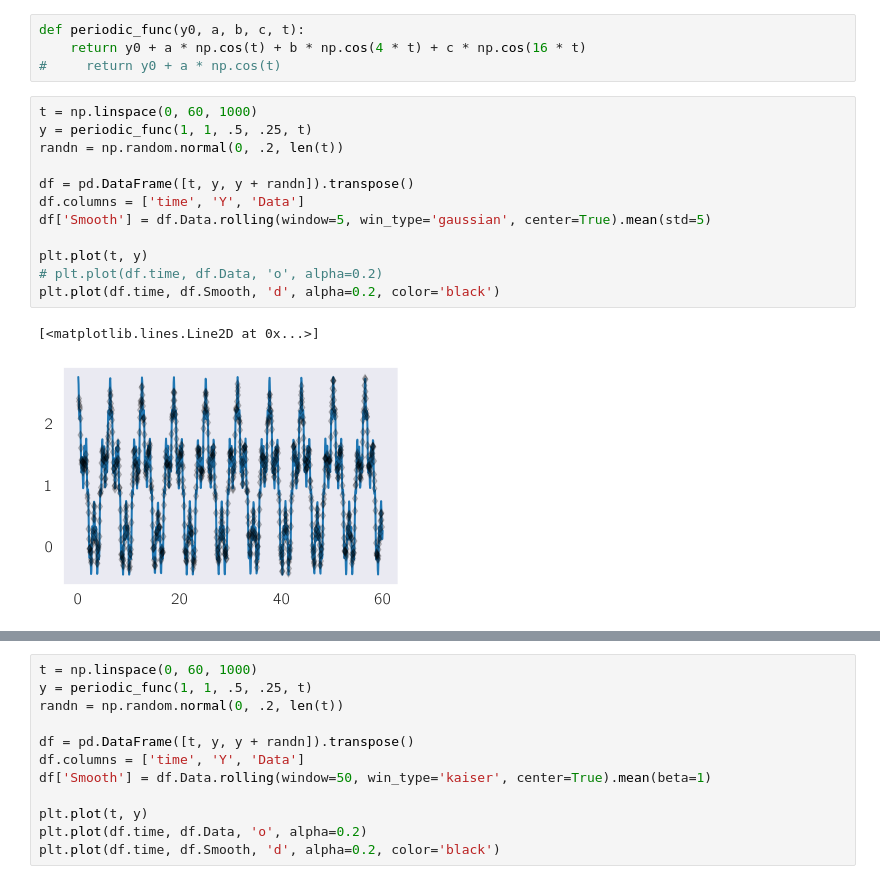
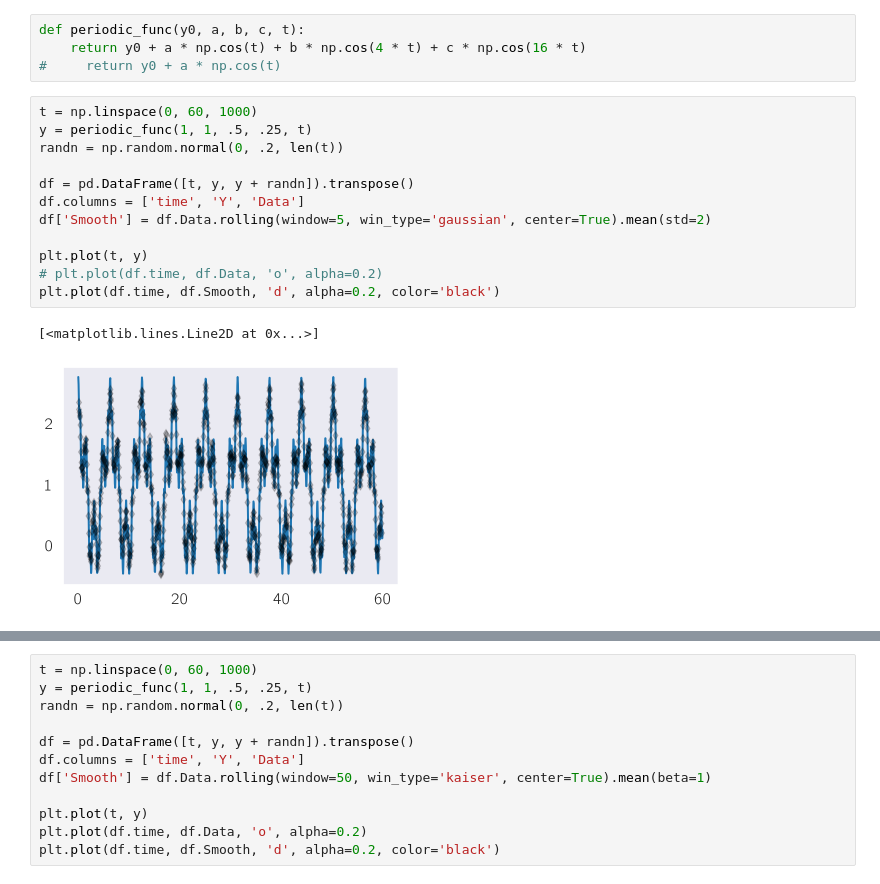
Before and after one commit to dangeles/dangeles.github.io, a Jupyter notebook: jupyter/Untitled.ipynb, the cells around one changed output, grey strips where cells are left out. Cells and saved outputs as stored; diff of their text form.

```diff
--- a/jupyter/Untitled.ipynb
+++ b/jupyter/Untitled.ipynb
@@ -33,15 +33,15 @@ def periodic_func(y0, a, b, c, t):
 # %%
 t = np.linspace(0, 60, 1000)
 y = periodic_func(1, 1, .5, .25, t)
 randn = np.random.normal(0, .2, len(t))
 
 df = pd.DataFrame([t, y, y + randn]).transpose()
 df.columns = ['time', 'Y', 'Data']
-df['Smooth'] = df.Data.rolling(window=5, win_type='gaussian', center=True).mean(std=5)
+df['Smooth'] = df.Data.rolling(window=5, win_type='gaussian', center=True).mean(std=2)
 
 plt.plot(t, y)
 # plt.plot(df.time, df.Data, 'o', alpha=0.2)
 plt.plot(df.time, df.Smooth, 'd', alpha=0.2, color='black')
 # %% [output]
 [<matplotlib.lines.Line2D at 0x...>]
-[figure, old version]
+[figure, new version]
```
Also changed, not shown: parts of 1 cell of this notebook, 7 other files.
